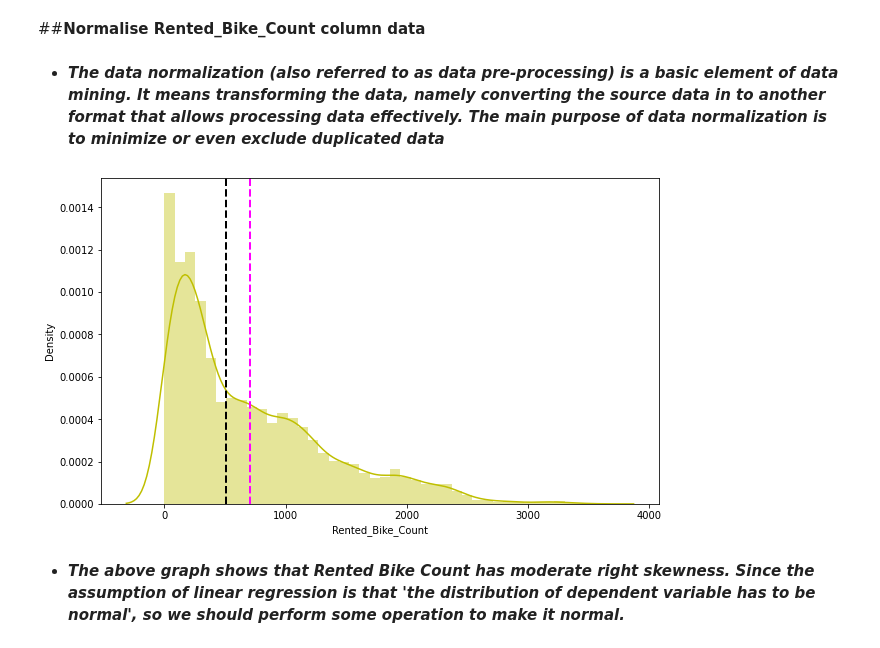
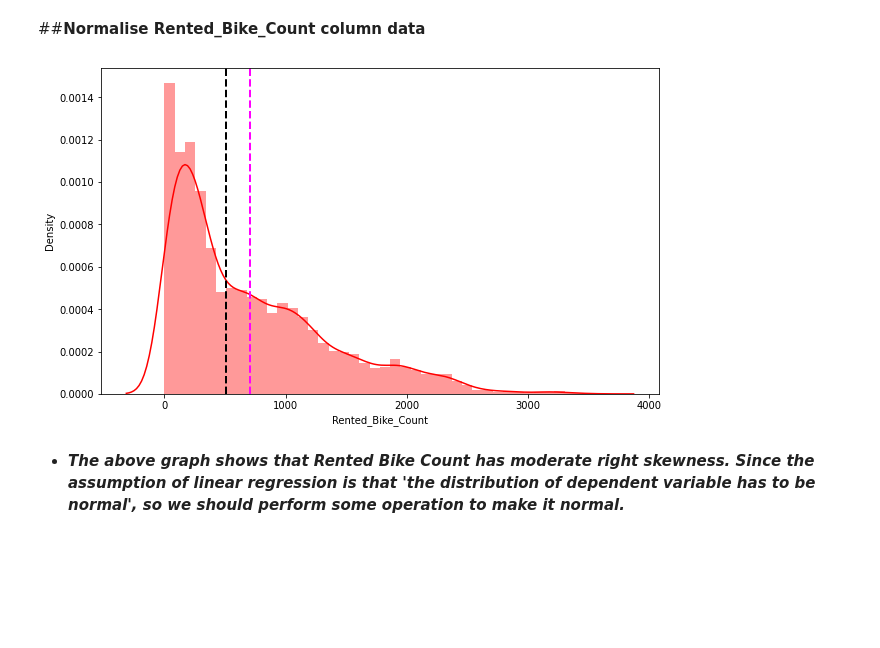
Before and after one commit to spradeepgit/Bike-Sharing-Demand-Prediction.ipynb, a Jupyter notebook: Bike_Sharing_Demand_Prediction.ipynb, the cells around one changed output. Drawn from its saved outputs; the diff is of its cells as text; code cells hidden in the pictures; blank space fills up the shorter version.

```diff
--- a/Bike_Sharing_Demand_Prediction.ipynb
+++ b/Bike_Sharing_Demand_Prediction.ipynb
@@ -637,19 +638,17 @@ for col in numerical_features:
 * ***'Rainfall','Snowfall','Humidity' these features are negatively related with the target variaable which means the rented bike count decreases when these features increase.***
 # %% [markdown]
 ##**Normalise Rented_Bike_Count column data**
-# %% [markdown]
-* ***The data normalization (also referred to as data pre-processing) is a basic element of data mining. It means transforming the data, namely converting the source data in to another format that allows processing data effectively. The main purpose of data normalization is to minimize or even exclude duplicated data***
 # %%
 #Distribution plot of Rented Bike Count
 plt.figure(figsize=(10,6))
 plt.xlabel('Rented_Bike_Count')
 plt.ylabel('Density')
-ax=sns.distplot(bike_df['Rented_Bike_Count'],hist=True ,color="y")
+ax=sns.distplot(bike_df['Rented_Bike_Count'],hist=True ,color="r")
 ax.axvline(bike_df['Rented_Bike_Count'].mean(), color='magenta', linestyle='dashed', linewidth=2)
 ax.axvline(bike_df['Rented_Bike_Count'].median(), color='black', linestyle='dashed', linewidth=2)
 plt.show()
 # %% [output]
-[figure, old version]
+[figure, new version]
 # %% [markdown]
 * ***The above graph shows that Rented Bike Count has moderate right skewness. Since the assumption of linear regression is that 'the distribution of dependent variable has to be normal', so we should perform some operation to make it normal.***
 # %%
```
Also changed, not shown: parts of 102 cells of this notebook.
